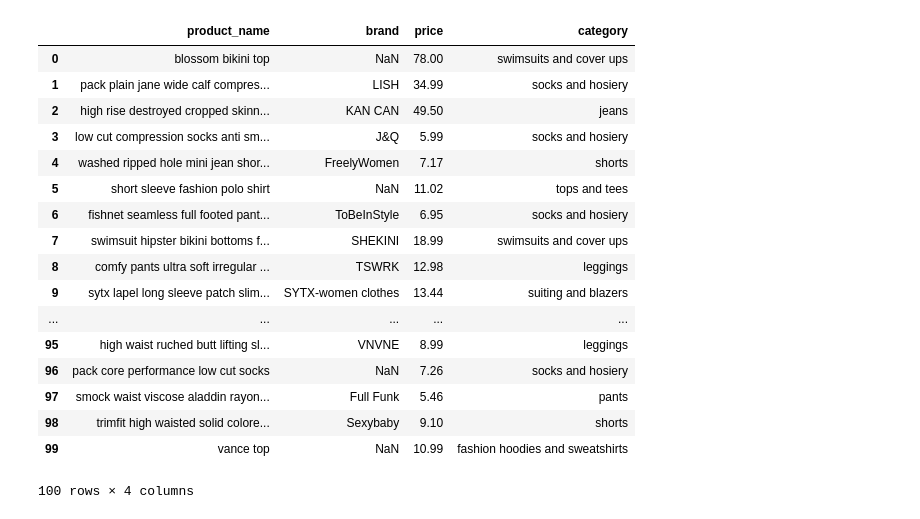
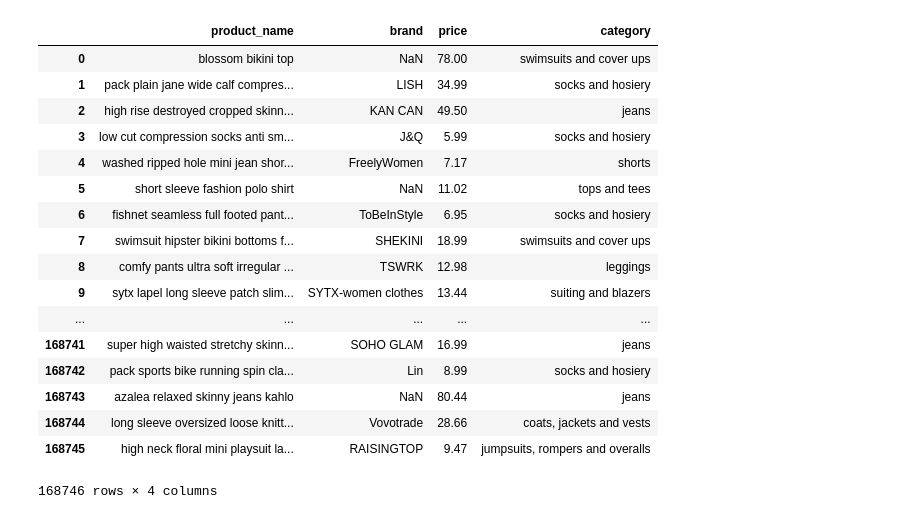
Before and after one commit to spartanrein/ecommerce, a Jupyter notebook: Untitled.ipynb, the cells around one changed output. Drawn from its saved outputs; the diff is of its cells as text; code cells hidden in the pictures.

```diff
--- a/Untitled.ipynb
+++ b/Untitled.ipynb
@@ -5,26 +5,26 @@ df = pd.read_csv("shoes_cleaned.csv")
 # %%
 df2 = pd.read_csv('amazon_clothing_shuffled.csv')
 # %%
-df2.head(100)
+df2
 # %% [output]
 |  | product_name | brand | price | category |
 | 0 | blossom bikini top | NaN | 78.00 | swimsuits and cover ups |
 | 1 | pack plain jane wide calf compres... | LISH | 34.99 | socks and hosiery |
 | 2 | high rise destroyed cropped skinn... | KAN CAN | 49.50 | jeans |
 | 3 | low cut compression socks anti sm... | J&Q | 5.99 | socks and hosiery |
 | 4 | washed ripped hole mini jean shor... | FreelyWomen | 7.17 | shorts |
 | 5 | short sleeve fashion polo shirt | NaN | 11.02 | tops and tees |
 | 6 | fishnet seamless full footed pant... | ToBeInStyle | 6.95 | socks and hosiery |
 | 7 | swimsuit hipster bikini bottoms f... | SHEKINI | 18.99 | swimsuits and cover ups |
 | 8 | comfy pants ultra soft irregular ... | TSWRK | 12.98 | leggings |
 | 9 | sytx lapel long sleeve patch slim... | SYTX-women clothes | 13.44 | suiting and blazers |
 | ... | ... | ... | ... | ... |
-| 95 | high waist ruched butt lifting sl... | VNVNE | 8.99 | leggings |
-| 96 | pack core performance low cut socks | NaN | 7.26 | socks and hosiery |
-| 97 | smock waist viscose aladdin rayon... | Full Funk | 5.46 | pants |
-| 98 | trimfit high waisted solid colore... | Sexybaby | 9.10 | shorts |
-| 99 | vance top | NaN | 10.99 | fashion hoodies and sweatshirts |
+| 168741 | super high waisted stretchy skinn... | SOHO GLAM | 16.99 | jeans |
+| 168742 | pack sports bike running spin cla... | Lin | 8.99 | socks and hosiery |
+| 168743 | azalea relaxed skinny jeans kahlo | NaN | 80.44 | jeans |
+| 168744 | long sleeve oversized loose knitt... | Vovotrade | 28.66 | coats, jackets and vests |
+| 168745 | high neck floral mini playsuit la... | RAISINGTOP | 9.47 | jumpsuits, rompers and overalls |
-100 rows × 4 columns
+168746 rows × 4 columns
 # %%
 df = pd.concat([df,df2])
 # %%
```
Also changed, not shown: parts of 1 cell of this notebook, 8 other files.
